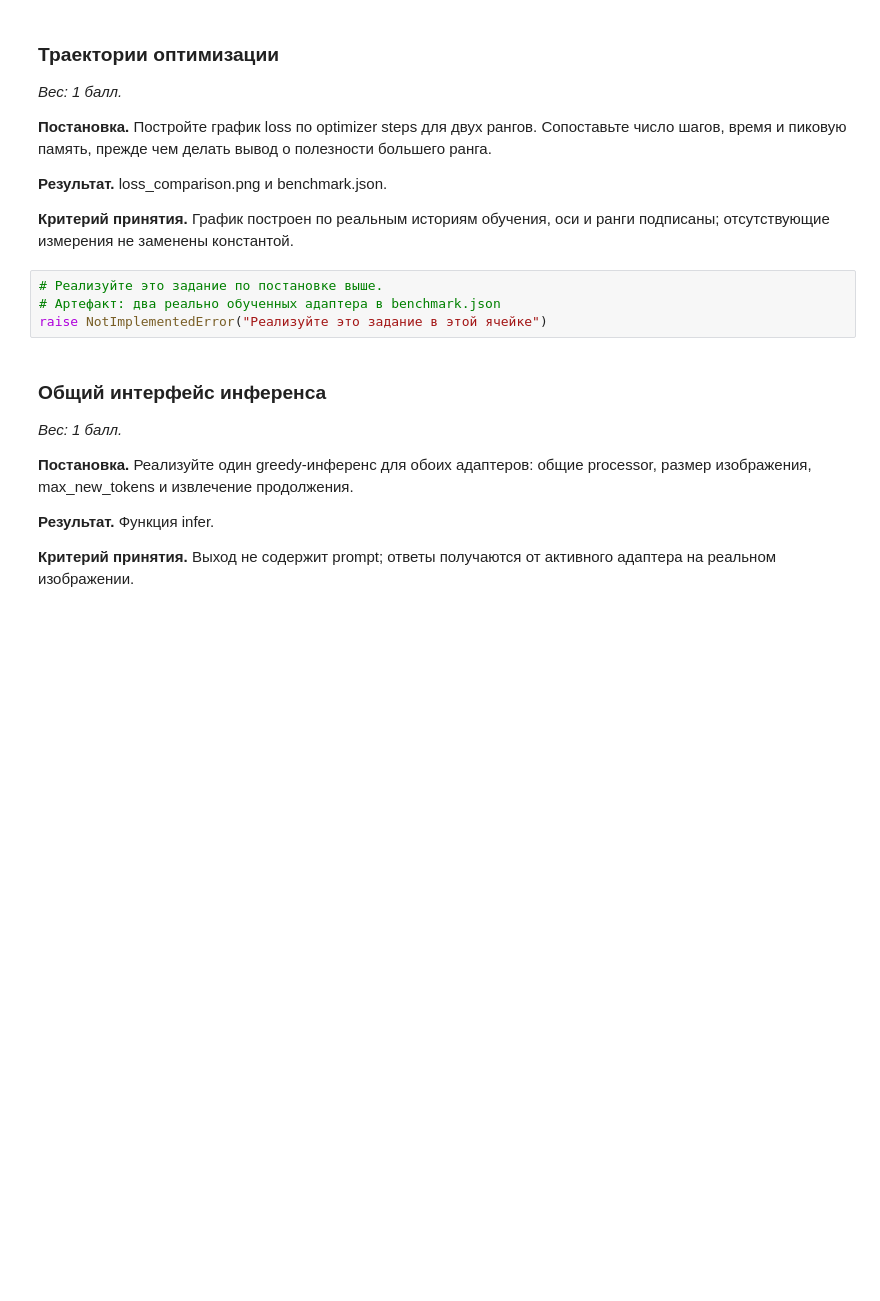
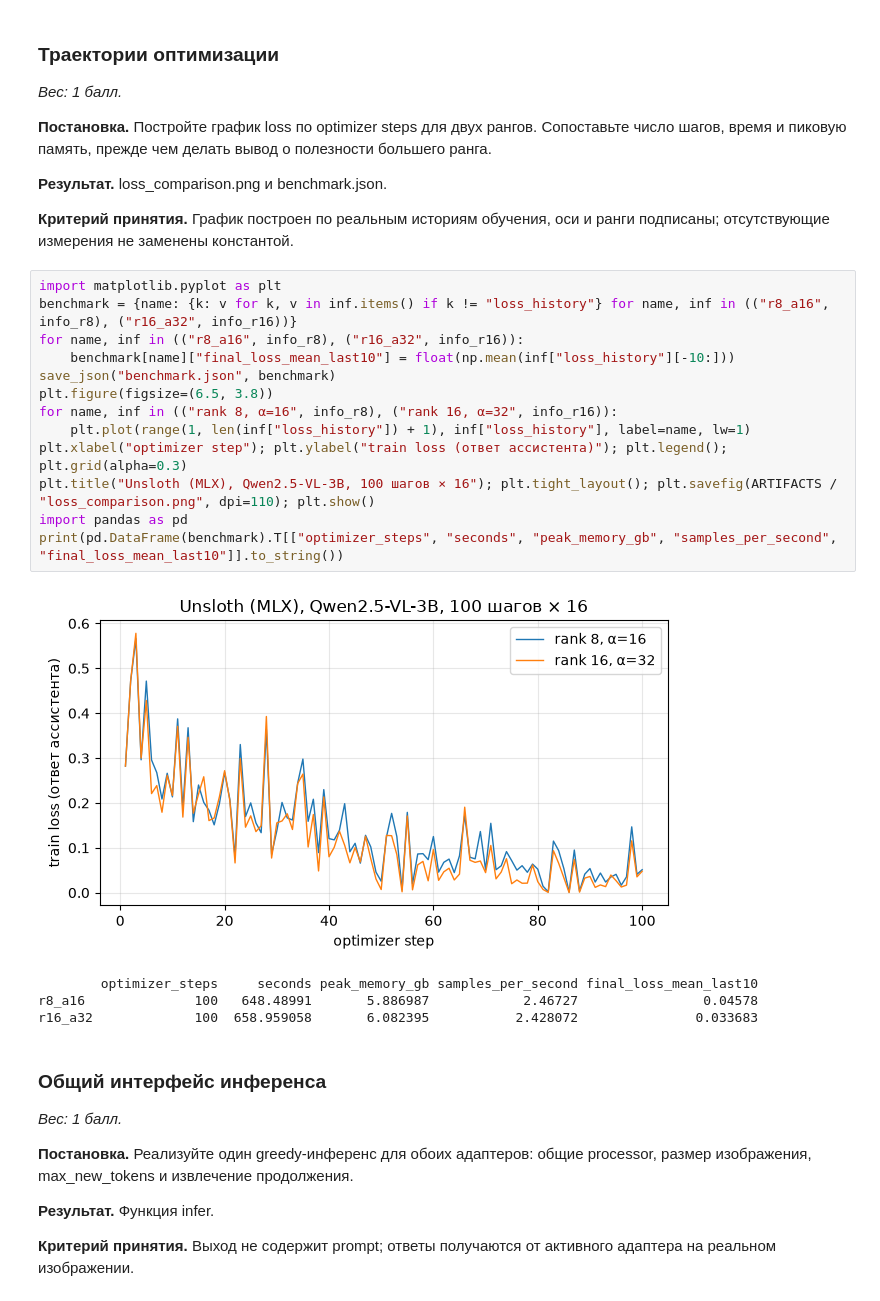
Before and after one commit to Meta1rus/computer_vision_2026, a Jupyter notebook: labs/lab_10_unsloth_efficiency/student.ipynb, the cells around one changed output. Saved outputs shown, nothing was run; the diff lists cells and outputs as text; blank space fills up the shorter version.

```diff
--- a/labs/lab_10_unsloth_efficiency/student.ipynb
+++ b/labs/lab_10_unsloth_efficiency/student.ipynb
@@ -318,9 +318,23 @@ Unsloth: LoRA adapters saved to artifacts/unsloth_r16_a16/adapter
 
 **Критерий принятия.** График построен по реальным историям обучения, оси и ранги подписаны; отсутствующие измерения не заменены константой.
 # %%
-# Реализуйте это задание по постановке выше.
-# Артефакт: два реально обученных адаптера в benchmark.json
-raise NotImplementedError("Реализуйте это задание в этой ячейке")
+import matplotlib.pyplot as plt
+benchmark = {name: {k: v for k, v in inf.items() if k != "loss_history"} for name, inf in (("r8_a16", info_r8), ("r16_a32", info_r16))}
+for name, inf in (("r8_a16", info_r8), ("r16_a32", info_r16)):
+    benchmark[name]["final_loss_mean_last10"] = float(np.mean(inf["loss_history"][-10:]))
+save_json("benchmark.json", benchmark)
+plt.figure(figsize=(6.5, 3.8))
+for name, inf in (("rank 8, α=16", info_r8), ("rank 16, α=32", info_r16)):
+    plt.plot(range(1, len(inf["loss_history"]) + 1), inf["loss_history"], label=name, lw=1)
+plt.xlabel("optimizer step"); plt.ylabel("train loss (ответ ассистента)"); plt.legend(); plt.grid(alpha=0.3)
+plt.title("Unsloth (MLX), Qwen2.5-VL-3B, 100 шагов × 16"); plt.tight_layout(); plt.savefig(ARTIFACTS / "loss_comparison.png", dpi=110); plt.show()
+import pandas as pd
+print(pd.DataFrame(benchmark).T[["optimizer_steps", "seconds", "peak_memory_gb", "samples_per_second", "final_loss_mean_last10"]].to_string())
+# %% [output]
+[figure, added]
+        optimizer_steps     seconds peak_memory_gb samples_per_second final_loss_mean_last10
+r8_a16              100   648.48991       5.886987            2.46727                0.04578
+r16_a32             100  658.959058       6.082395           2.428072               0.033683
 # %% [markdown]
 ### Общий интерфейс инференса
 
```
Also changed, not shown: parts of 3 cells of this notebook, 5 other files.
